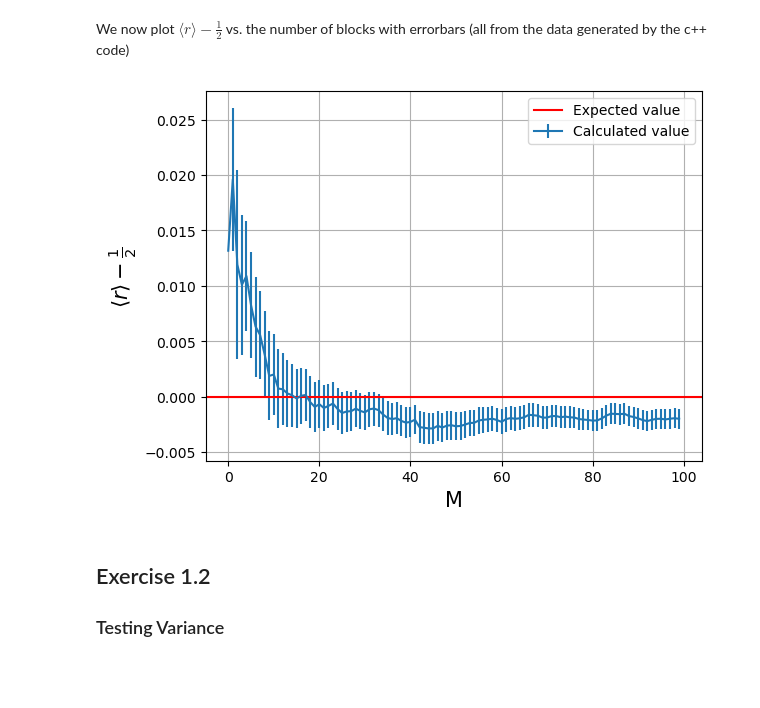
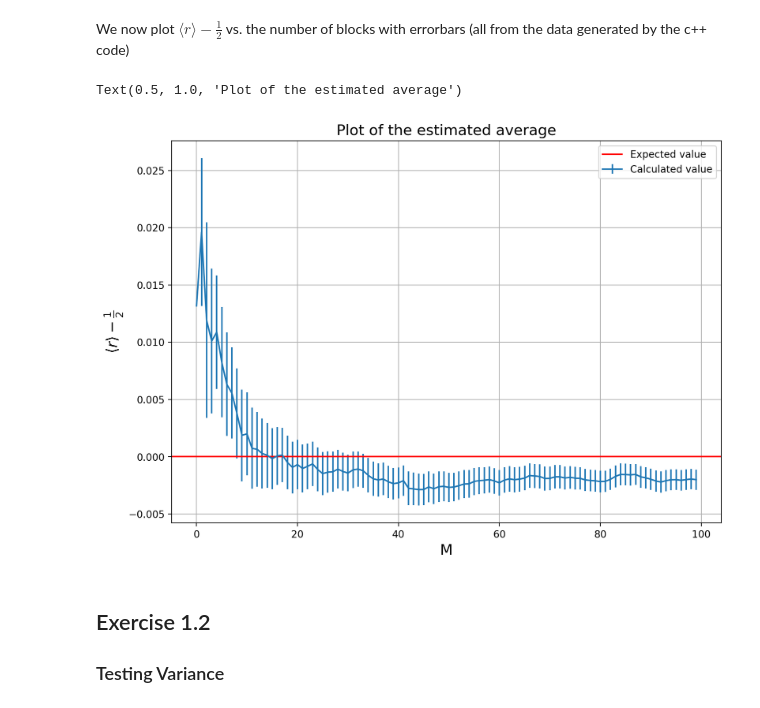
Before and after one commit to Giac97/Simulazione-Numerica, a Jupyter notebook: notebooks/Exercise 1 - Analysis.ipynb, the cells around one changed output. Drawn from its saved outputs; the diff is of its cells as text; code cells hidden in the pictures; blank space fills up the shorter version.

```diff
--- a/notebooks/Exercise 1 - Analysis.ipynb
+++ b/notebooks/Exercise 1 - Analysis.ipynb
@@ -12,18 +12,21 @@ import matplotlib.pyplot as plt
 # %% [markdown]
 As epxplained above we import the file, assigning each column to a numpy array
 # %%
-x, avg, err = np.loadtxt("out1_1.txt", unpack = True)
+x, avg, err_avg = np.loadtxt("out1_1.txt", unpack = True)
 # %% [markdown]
 We now plot $\langle r \rangle - \frac{1}{2}$ vs. the number of blocks with errorbars (all from the data generated by the c++ code)
 # %%
-plt.errorbar(x, avg - 0.5, err, label = "Calculated value")
+plt.figure(figsize = (5,4), dpi = 200)
+plt.errorbar(x, avg - 0.5, err_avg, label = "Calculated value")
 plt.axhline(0, color = "red", label = "Expected value")
 plt.ylabel(r'$\langle r \rangle - \frac{1}{2}$', fontsize = 15)
 plt.xlabel("M", fontsize = 15)
 plt.legend()
 plt.grid()
+plt.title("Plot of the estimated average", fontsize = 15)
 # %% [output]
+Text(0.5, 1.0, 'Plot of the estimated average')
-[figure, old version]
+[figure, new version]
 # %% [markdown]
 ## Exercise 1.2
 ### Testing Variance
```
Also changed, not shown: parts of 2 cells of this notebook.
